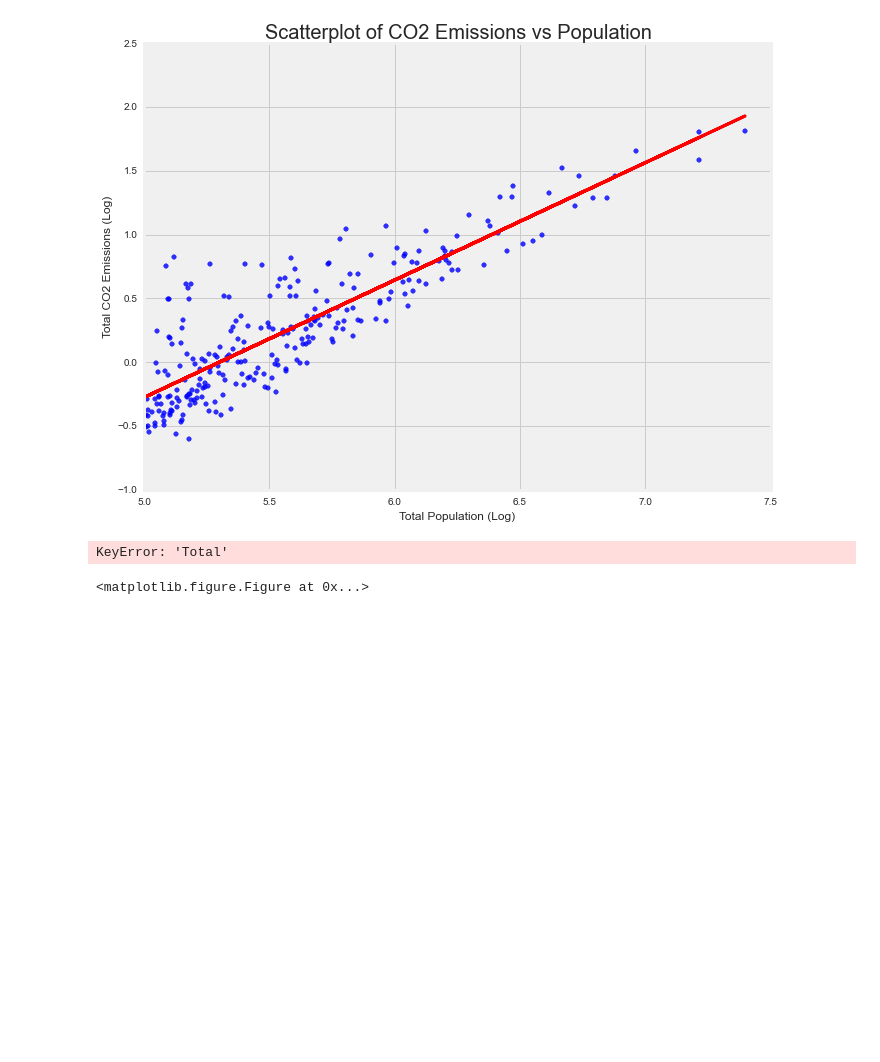
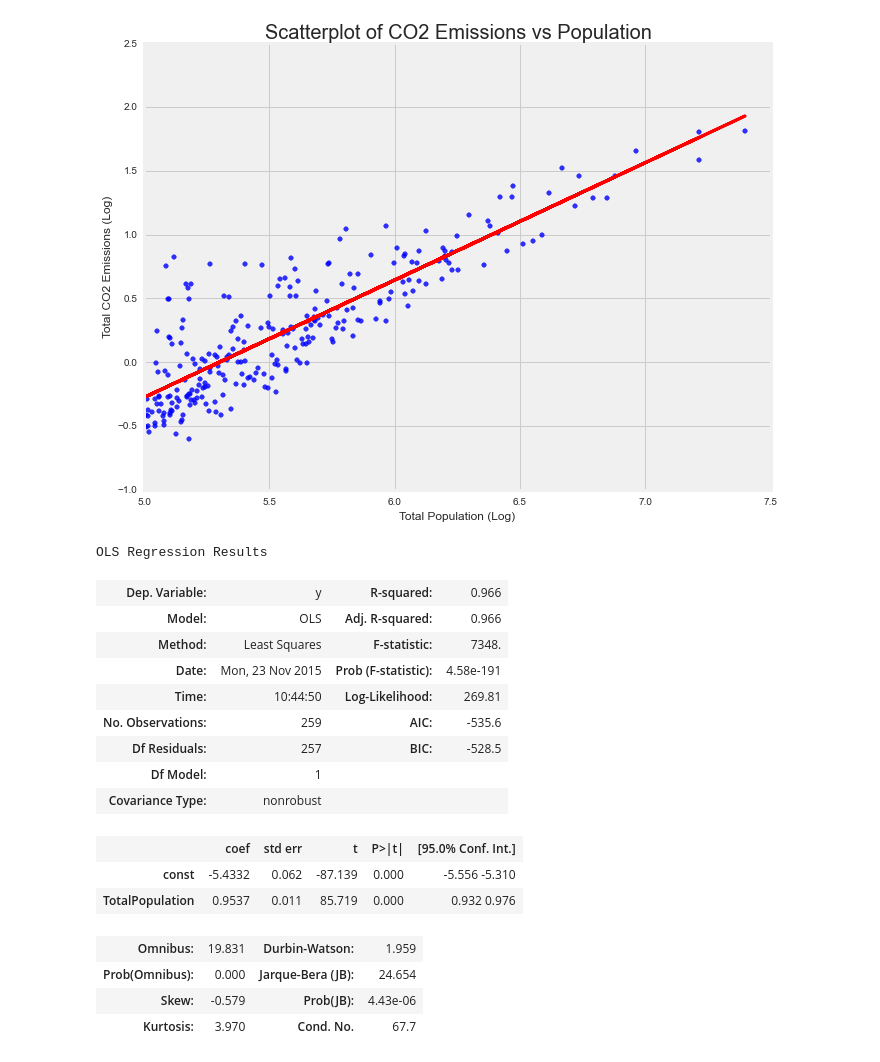
Before and after one commit to livenlulu/PUI2015_lkang, a Jupyter notebook: Civics/lkang_probset2.ipynb, the cells around one changed output. Cells and saved outputs as stored; diff of their text form; code cells hidden in the pictures; blank space fills up the shorter version.

```diff
--- a/Civics/lkang_probset2.ipynb
+++ b/Civics/lkang_probset2.ipynb
@@ -310,12 +310,33 @@ pl.ylim([-1,2.5])
 # %% [output]
 (-1, 2.5)
 [figure]
-# %%
-plt.figure(figsize=(10,10))
-pl.scatter(data['Total'],data['Total Population'], alpha=.5, s=20, color='b')
-pl.title('Scatterplot of EUI Total vs Number of Units')
-pl.xlabel('Number of Units')
-pl.ylabel('EUI Total')
-# %% [output]
-KeyError: 'Total'
-<matplotlib.figure.Figure at 0x...>
+# %%
+emissions = data['Commercial'] + data['Residential'] + data['Onroad']
+x3 = np.log10(data['TotalPopulation'])
+y3 = np.log10(emissions)
+
+#print x, y
+X3 = sm.add_constant(x3)
+#print X
+model3 = sm.OLS(y3, X3, missing='drop')#.fit() # ignores entires where x or y is NaN
+fit3 = model3.fit()
+fit3.params[1], fit3.params[0]
+fit3.summary()
+# %% [output]
+OLS Regression Results
+| Dep. Variable: | y | R-squared: | 0.966 |
+| Model: | OLS | Adj. R-squared: | 0.966 |
+| Method: | Least Squares | F-statistic: | 7348. |
+| Date: | Mon, 23 Nov 2015 | Prob (F-statistic): | 4.58e-191 |
+| Time: | 10:44:50 | Log-Likelihood: | 269.81 |
+| No. Observations: | 259 | AIC: | -535.6 |
+| Df Residuals: | 257 | BIC: | -528.5 |
+| Df Model: | 1 |  |  |
+| Covariance Type: | nonrobust |  |  |
+|  | coef | std err | t | P>|t| | [95.0% Conf. Int.] |
+| const | -5.4332 | 0.062 | -87.139 | 0.000 | -5.556 -5.310 |
+| TotalPopulation | 0.9537 | 0.011 | 85.719 | 0.000 | 0.932 0.976 |
+| Omnibus: | 19.831 | Durbin-Watson: | 1.959 |
+| Prob(Omnibus): | 0.000 | Jarque-Bera (JB): | 24.654 |
+| Skew: | -0.579 | Prob(JB): | 4.43e-06 |
+| Kurtosis: | 3.970 | Cond. No. | 67.7 |
```
Also changed, not shown: parts of 7 cells of this notebook.
